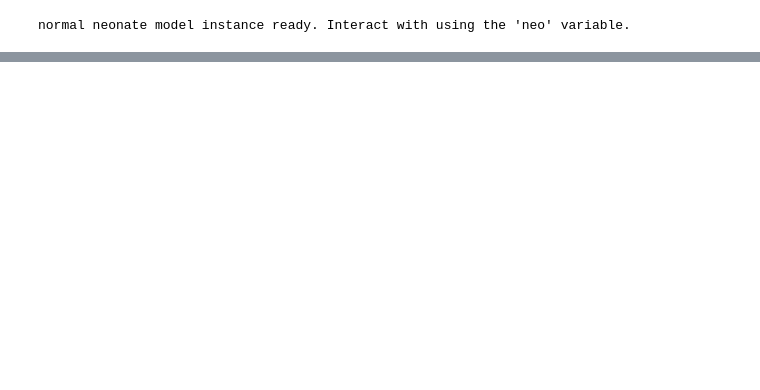
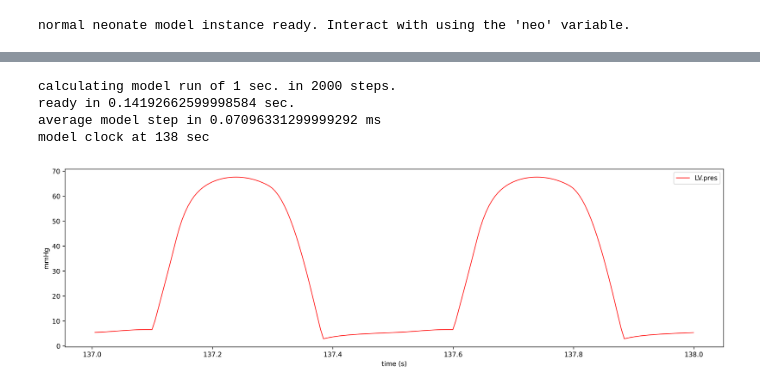
Before and after one commit to Dobutamine/explain_source, a Jupyter notebook: explain/Explain.ipynb, the cells around one changed output, grey strips where cells are left out. Cells and saved outputs as stored; diff of their text form; code cells hidden in the pictures; blank space fills up the shorter version.

```diff
--- a/explain/Explain.ipynb
+++ b/explain/Explain.ipynb
@@ -12 +13,9 @@ model clock at 19 sec
+# %%
+neo.plot_time(["LV.pres"], 1)
+# %% [output]
+calculating model run of 1 sec. in 2000 steps.
+ready in 0.14192662599998584 sec.
+average model step in 0.07096331299999292 ms
+model clock at 138 sec
+[figure, added]
 # %%
```
Also changed, not shown: parts of 5 cells of this notebook, 2 other files.
